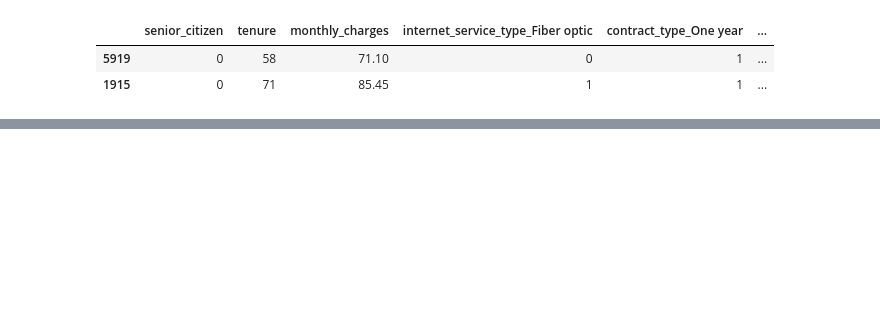
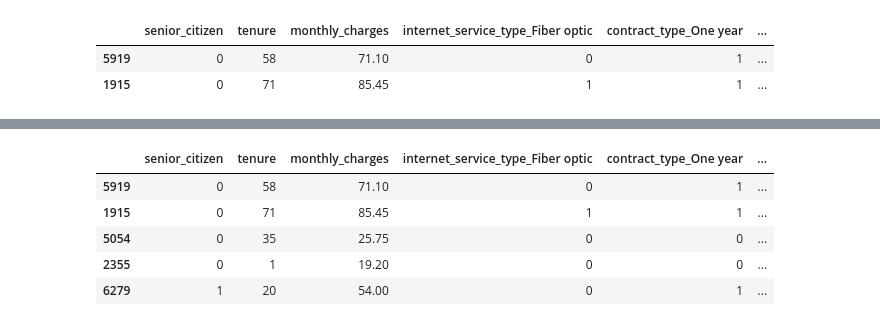
Before and after one commit to watermanbrandyn/classification_project, a Jupyter notebook: classification_workbook.ipynb, the cells around one changed output, grey strips where cells are left out. Saved outputs shown, nothing was run; the diff lists cells and outputs as text; code cells hidden in the pictures; blank space fills up the shorter version.

```diff
--- a/classification_workbook.ipynb
+++ b/classification_workbook.ipynb
@@ -1537,0 +1524,9 @@ logit2 = LogisticRegression(random_state=123)
+# %%
+x_train.head()
+# %% [output]
+|  | senior_citizen | tenure | monthly_charges | internet_service_type_Fiber optic | contract_type_One year | ... |
+| 5919 | 0 | 58 | 71.10 | 0 | 1 | ... |
+| 1915 | 0 | 71 | 85.45 | 1 | 1 | ... |
+| 5054 | 0 | 35 | 25.75 | 0 | 0 | ... |
+| 2355 | 0 | 1 | 19.20 | 0 | 0 | ... |
+| 6279 | 1 | 20 | 54.00 | 0 | 1 | ... |
```
Also changed, not shown: parts of 24 cells of this notebook.
